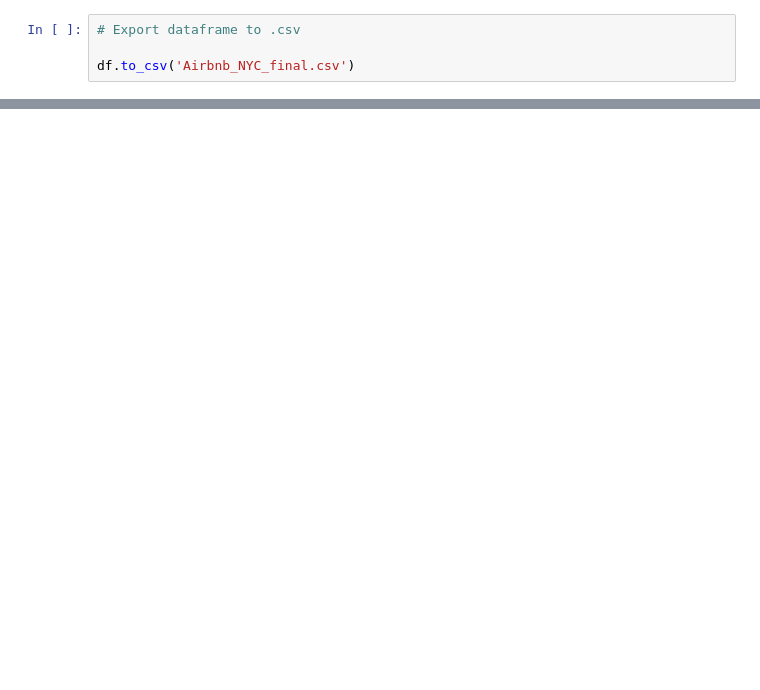
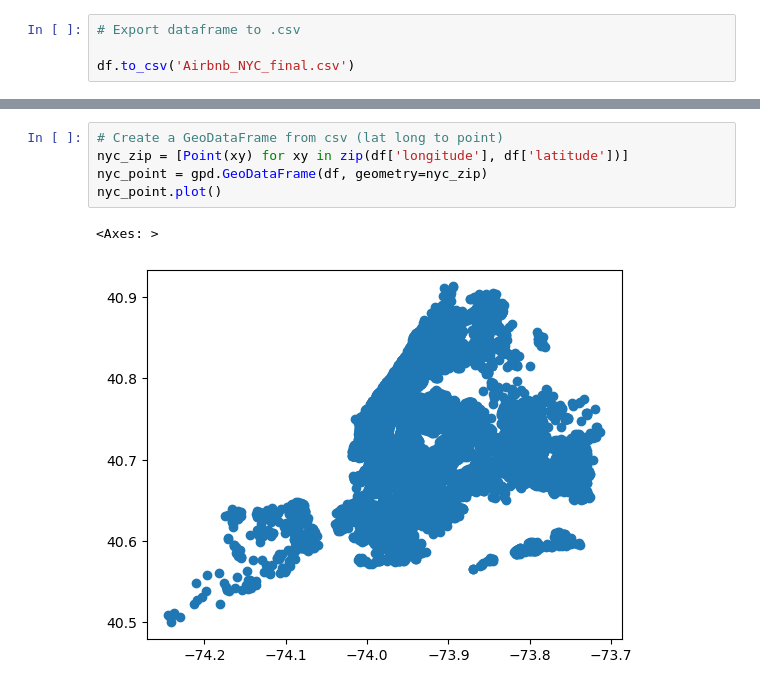
Before and after one commit to sagarbarge/Airbnb_NYC_Storytelling, a Jupyter notebook: Airbnb_NYC_Storytelling.ipynb, the cells around one changed output, grey strips where cells are left out. Cells and saved outputs as stored; diff of their text form; blank space fills up the shorter version.

```diff
--- a/Airbnb_NYC_Storytelling.ipynb
+++ b/Airbnb_NYC_Storytelling.ipynb
@@ -381,0 +403,8 @@ df.to_csv('Airbnb_NYC_final.csv')
+# %%
+# Create a GeoDataFrame from csv (lat long to point)
+nyc_zip = [Point(xy) for xy in zip(df['longitude'], df['latitude'])]
+nyc_point = gpd.GeoDataFrame(df, geometry=nyc_zip)
+nyc_point.plot()
+# %% [output]
+<Axes: >
+[figure, added]
```
Also changed, not shown: parts of 23 cells of this notebook, 21 other files.
